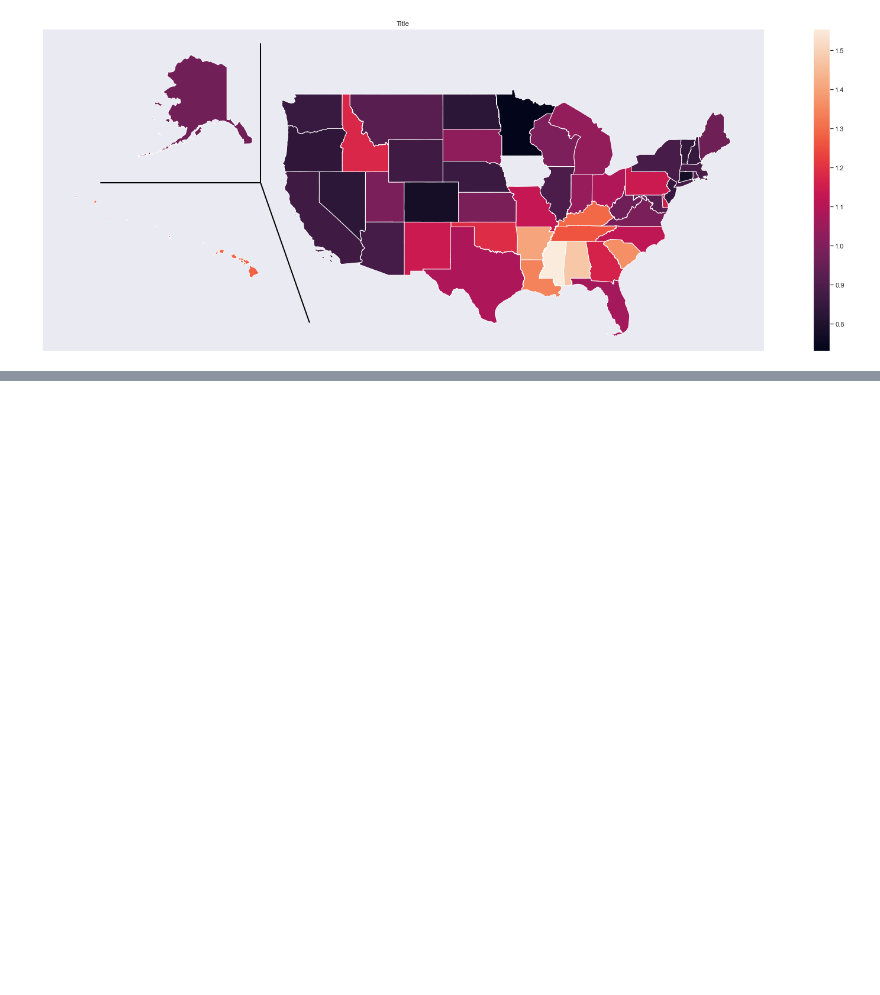
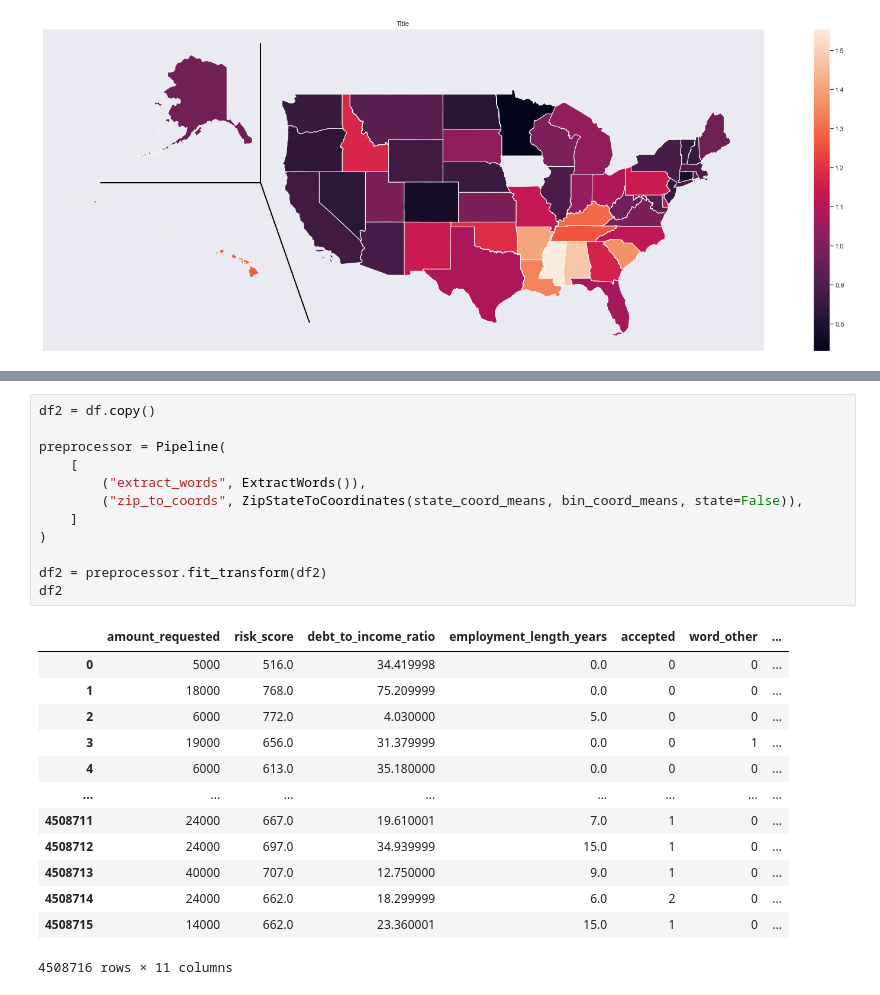
Before and after one commit to Ausmints/lending_club, a Jupyter notebook: Untitled.ipynb, the cells around one changed output, grey strips where cells are left out. Cells and saved outputs as stored; diff of their text form; blank space fills up the shorter version.

```diff
--- a/Untitled.ipynb
+++ b/Untitled.ipynb
@@ -642,0 +705,26 @@ df
+# %%
+df2 = df.copy()
+
+preprocessor = Pipeline(
+    [
+        ("extract_words", ExtractWords()),
+        ("zip_to_coords", ZipStateToCoordinates(state_coord_means, bin_coord_means, state=False)),
+    ]
+)
+
+df2 = preprocessor.fit_transform(df2)
+df2
+# %% [output]
+|  | amount_requested | risk_score | debt_to_income_ratio | employment_length_years | accepted | word_other | ... |
+| 0 | 5000 | 516.0 | 34.419998 | 0.0 | 0 | 0 | ... |
+| 1 | 18000 | 768.0 | 75.209999 | 0.0 | 0 | 0 | ... |
+| 2 | 6000 | 772.0 | 4.030000 | 5.0 | 0 | 0 | ... |
+| 3 | 19000 | 656.0 | 31.379999 | 0.0 | 0 | 1 | ... |
+| 4 | 6000 | 613.0 | 35.180000 | 0.0 | 0 | 0 | ... |
+| ... | ... | ... | ... | ... | ... | ... | ... |
+| 4508711 | 24000 | 667.0 | 19.610001 | 7.0 | 1 | 0 | ... |
+| 4508712 | 24000 | 697.0 | 34.939999 | 15.0 | 1 | 0 | ... |
+| 4508713 | 40000 | 707.0 | 12.750000 | 9.0 | 1 | 0 | ... |
+| 4508714 | 24000 | 662.0 | 18.299999 | 6.0 | 2 | 0 | ... |
+| 4508715 | 14000 | 662.0 | 23.360001 | 15.0 | 1 | 0 | ... |
+4508716 rows × 11 columns
```
Also changed, not shown: parts of 16 cells of this notebook.
